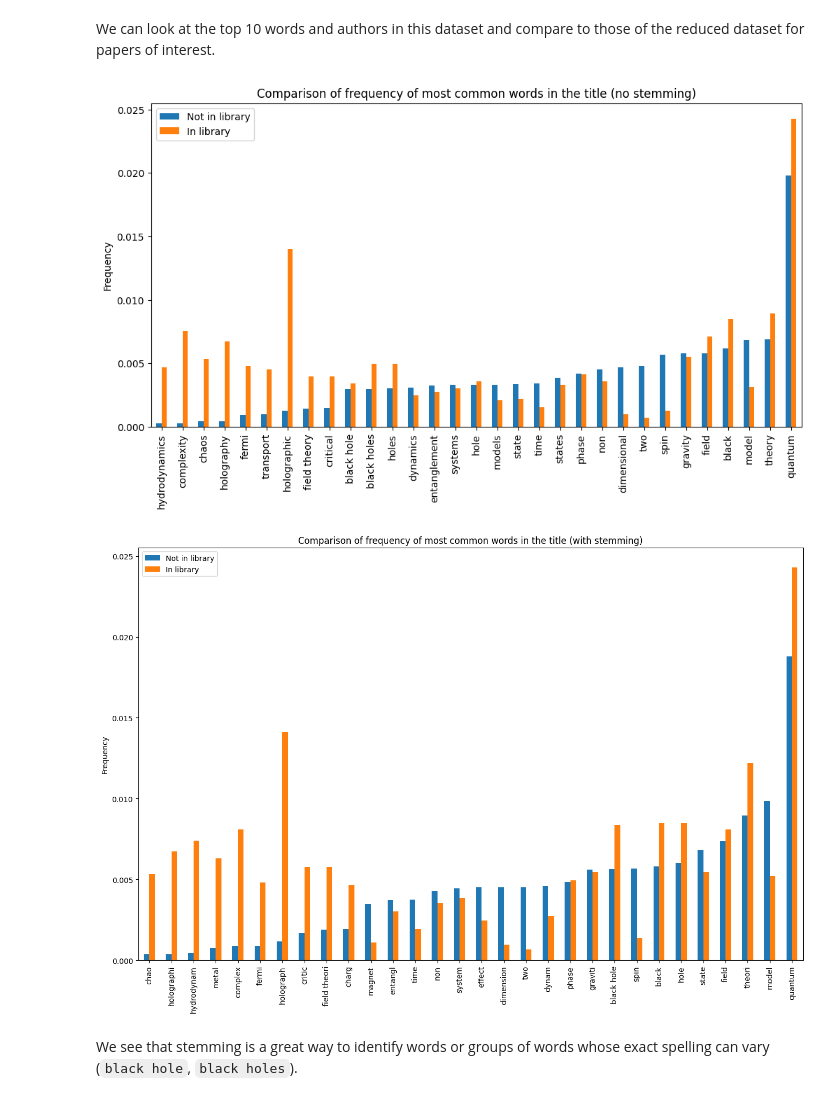
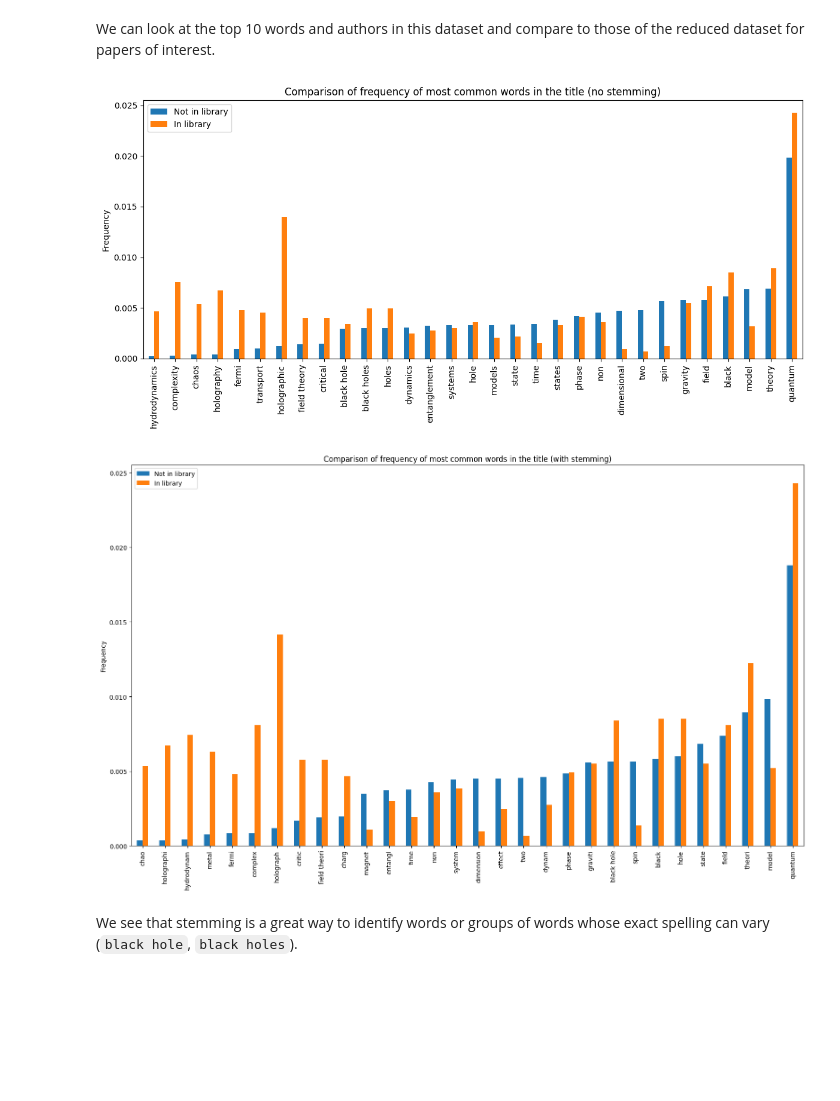
Before and after one commit to NicolasChagnet/arxiv-recommendations, a Jupyter notebook: notebooks/1_exploratory_data_analysis.ipynb, the cells around one changed output. Cells and saved outputs as stored; diff of their text form; code cells hidden in the pictures; blank space fills up the shorter version.

Commit message:
updated figures

```diff
--- a/notebooks/1_exploratory_data_analysis.ipynb
+++ b/notebooks/1_exploratory_data_analysis.ipynb
@@ -168,23 +168,25 @@ We can look at the top 10 words and authors in this dataset and compare to those
 # %%
 ntop = 10
 fig, ax = plt.subplots(figsize=(12, 6))
 plots.plot_top_n(
     vocabTitleNoStemNotLibrary, vocabTitleNoStemLibrary, cols=["Not in library", "In library"], ax=ax, ntop=20
 )
 ax.set_title("Comparison of frequency of most common words in the title (no stemming)")
 ax.set_ylabel("Frequency")
+fig.tight_layout()
 fig.savefig(config.path_figs / "frequency_title_words_bigram_no_stemming.png", dpi=300)
 # %% [output]
-[figure, old version]
+[figure, new version]
 # %%
 ntop = 10
 fig, ax = plt.subplots(figsize=(16, 10))
 plots.plot_top_n(vocabTitleNotLibrary, vocabTitleLibrary, cols=["Not in library", "In library"], ax=ax, ntop=20)
 ax.set_title("Comparison of frequency of most common words in the title (with stemming)")
 ax.set_ylabel("Frequency")
+fig.tight_layout()
 fig.savefig(config.path_figs / "frequency_title_words_bigram.png", dpi=300)
 # %% [output]
-[figure, old version]
+[figure, new version]
 # %% [markdown]
 We see that stemming is a great way to identify words or groups of words whose exact spelling can vary (`black hole`, `black holes`).
 # %% [markdown]
```
Also changed, not shown: parts of 3 cells of this notebook, 5 other files.
